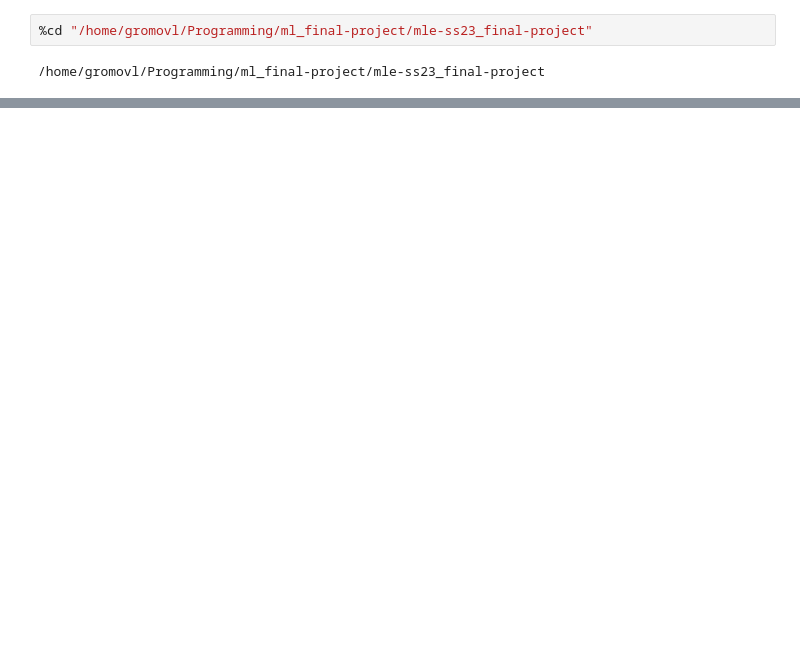
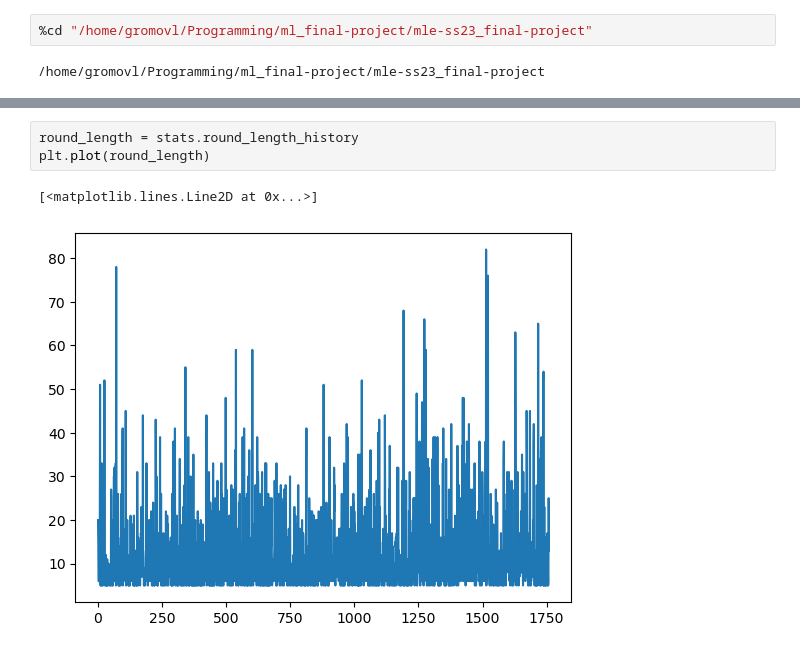
Before and after one commit to Schlevidon/mle-ss23_final-project, a Jupyter notebook: agent_code/qtable_agent/stats.ipynb, the cells around one changed output, grey strips where cells are left out. Saved outputs shown, nothing was run; the diff lists cells and outputs as text; blank space fills up the shorter version.

```diff
--- a/agent_code/qtable_agent/stats.ipynb
+++ b/agent_code/qtable_agent/stats.ipynb
@@ -5,2 +32,8 @@
+# %%
+round_length = stats.round_length_history
+plt.plot(round_length)
+# %% [output]
+[<matplotlib.lines.Line2D at 0x...>]
+[figure, added]
 # %%
 import torch
```
Also changed, not shown: parts of 3 cells of this notebook, 4 other files.
